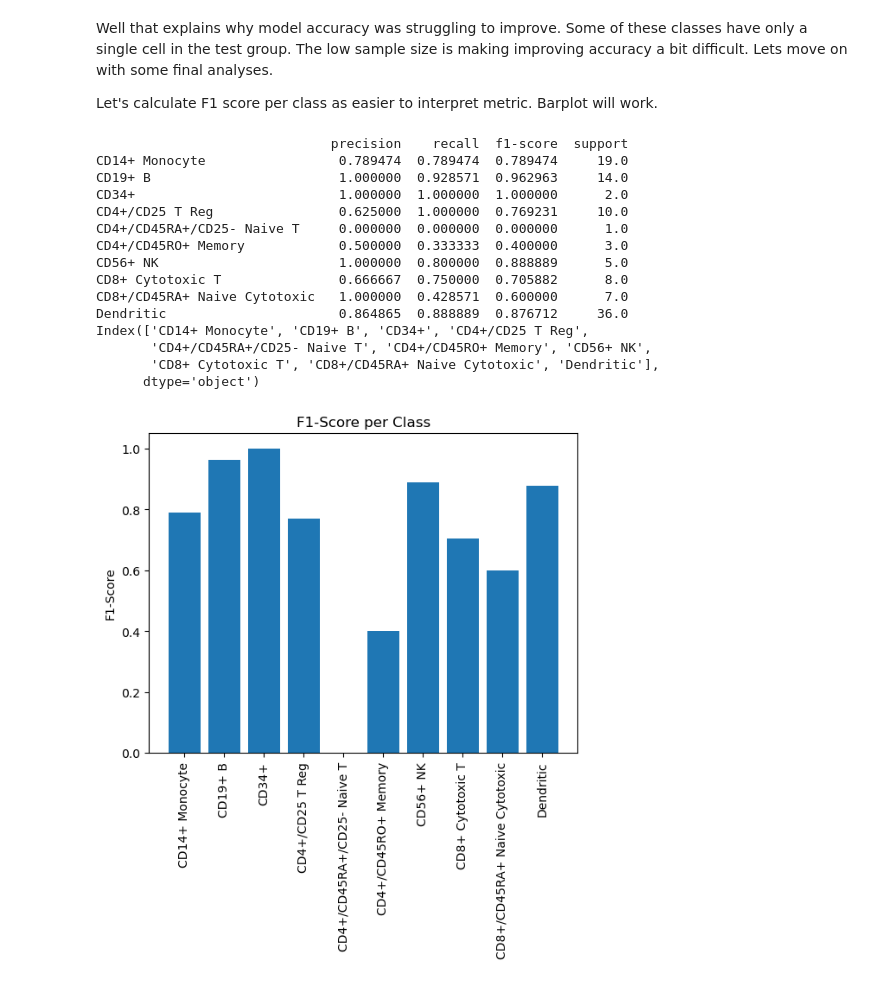
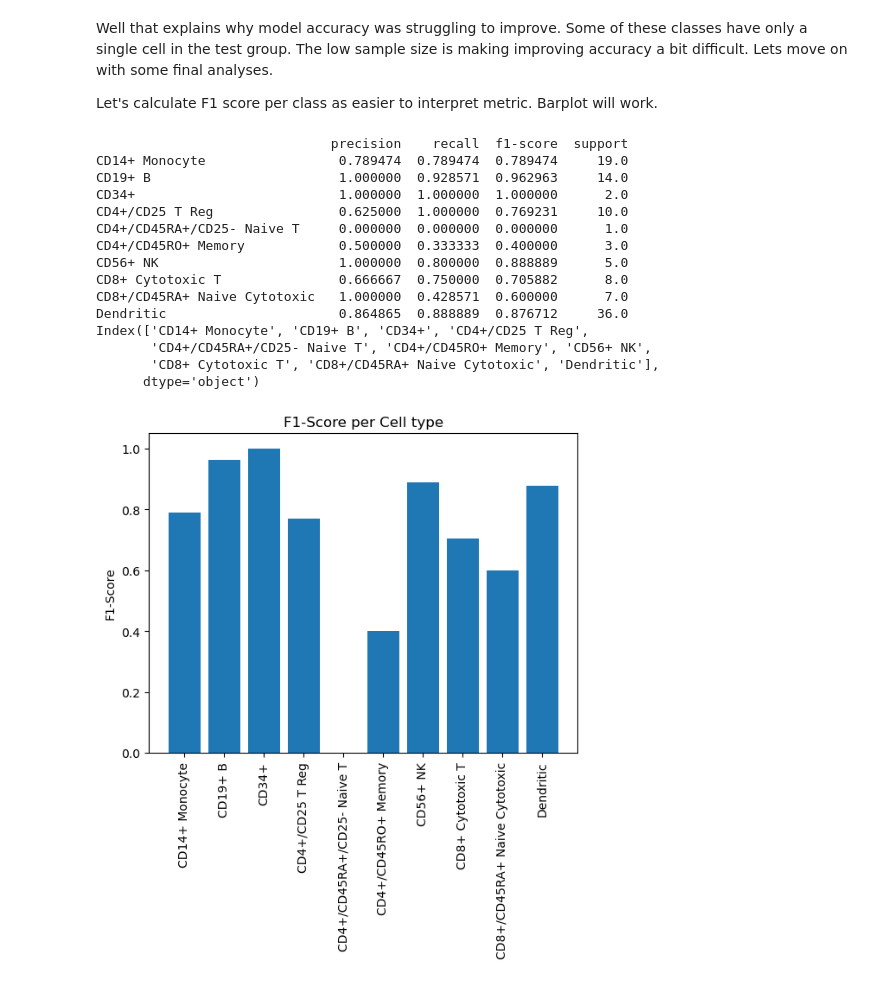
Before and after one commit to Swarland/single-cell-pytorch-classifier, a Jupyter notebook: notebooks/03_final_evaluation.ipynb, the cells around one changed output. Saved outputs shown, nothing was run; the diff lists cells and outputs as text; code cells hidden in the pictures.

```diff
--- a/notebooks/03_final_evaluation.ipynb
+++ b/notebooks/03_final_evaluation.ipynb
@@ -139,32 +139,32 @@ summary_stats = classification_report(
     target_names=class_names,
     digits=3, output_dict=True)
 df = pd.DataFrame(summary_stats).transpose()
 df_class = df.drop(['accuracy', 'macro avg', 'weighted avg'])
 print(df_class)
 
 cell_types = df_class.index
 F1_scores = df_class['f1-score']
 print(cell_types)
 
 plt.bar(cell_types, F1_scores)
 plt.xticks(rotation=90)
 plt.ylabel('F1-Score')
-plt.title('F1-Score per Class')
+plt.title('F1-Score per Cell type')
 plt.show()
 # %% [output]
                               precision    recall  f1-score  support
 CD14+ Monocyte                 0.789474  0.789474  0.789474     19.0
 CD19+ B                        1.000000  0.928571  0.962963     14.0
 CD34+                          1.000000  1.000000  1.000000      2.0
 CD4+/CD25 T Reg                0.625000  1.000000  0.769231     10.0
 CD4+/CD45RA+/CD25- Naive T     0.000000  0.000000  0.000000      1.0
 CD4+/CD45RO+ Memory            0.500000  0.333333  0.400000      3.0
 CD56+ NK                       1.000000  0.800000  0.888889      5.0
 CD8+ Cytotoxic T               0.666667  0.750000  0.705882      8.0
 CD8+/CD45RA+ Naive Cytotoxic   1.000000  0.428571  0.600000      7.0
 Dendritic                      0.864865  0.888889  0.876712     36.0
 Index(['CD14+ Monocyte', 'CD19+ B', 'CD34+', 'CD4+/CD25 T Reg',
        'CD4+/CD45RA+/CD25- Naive T', 'CD4+/CD45RO+ Memory', 'CD56+ NK',
        'CD8+ Cytotoxic T', 'CD8+/CD45RA+ Naive Cytotoxic', 'Dendritic'],
       dtype='object')
-[figure, old version]
+[figure, new version]
```
Also changed, not shown: parts of 4 cells of this notebook, 6 other files.
